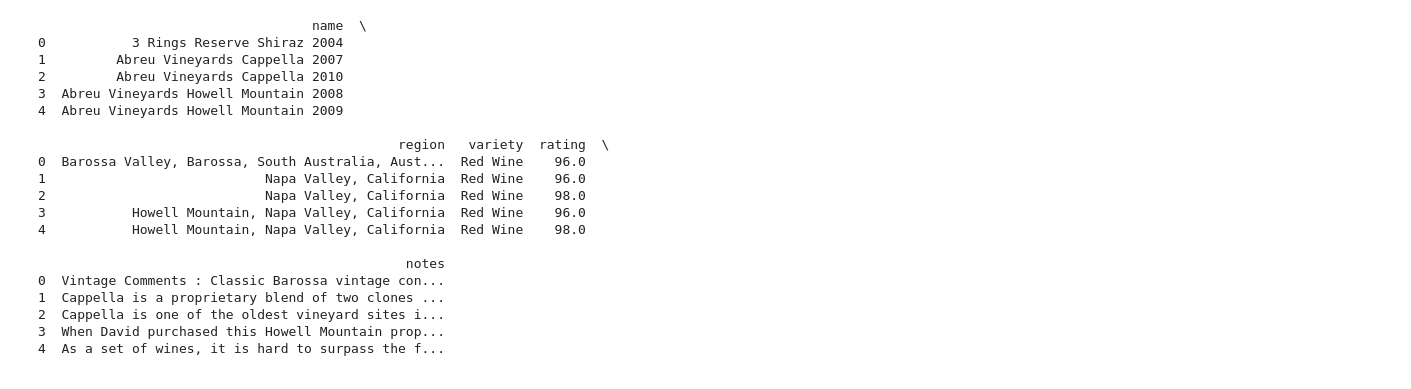
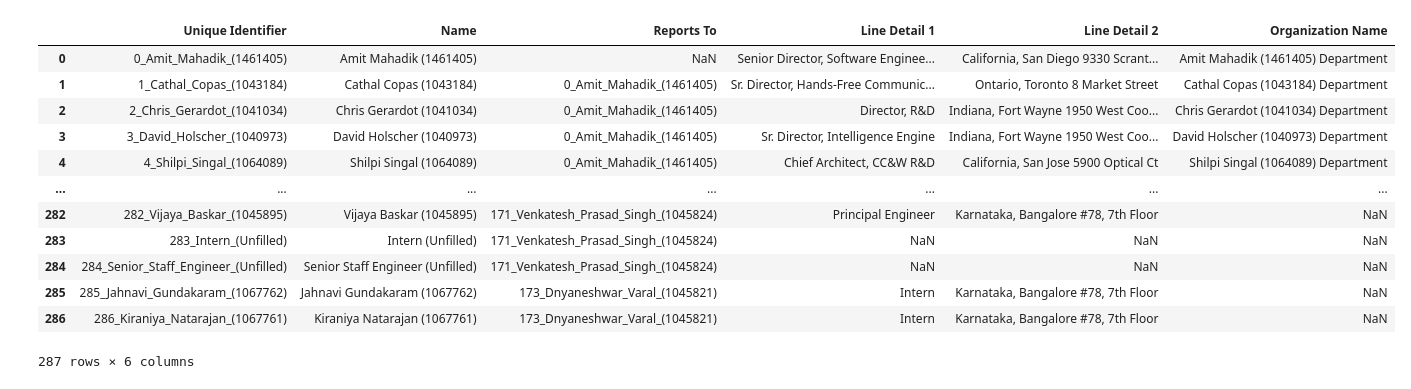
Before and after one commit to AmitAMahadik/learn-rag, a Jupyter notebook: examples/1-managing-data/example.ipynb, the cells around one changed output. Saved outputs shown, nothing was run; the diff lists cells and outputs as text; code cells hidden in the pictures.

```diff
--- a/examples/1-managing-data/example.ipynb
+++ b/examples/1-managing-data/example.ipynb
@@ -2,28 +2,23 @@
 import pandas as pd
 # %%
 df = pd.read_csv('../../top_rated_wines.csv')
-print(df.head())
+#df = pd.read_csv('../../../organization.csv')
+df.head()
+df
 # %% [output]
+|  | Unique Identifier | Name | Reports To | Line Detail 1 | Line Detail 2 | Organization Name |
+| 0 | 0_Amit_Mahadik_(1461405) | Amit Mahadik (1461405) | NaN | Senior Director, Software Enginee... | California, San Diego 9330 Scrant... | Amit Mahadik (1461405) Department |
+| 1 | 1_Cathal_Copas_(1043184) | Cathal Copas (1043184) | 0_Amit_Mahadik_(1461405) | Sr. Director, Hands-Free Communic... | Ontario, Toronto 8 Market Street | Cathal Copas (1043184) Department |
+| 2 | 2_Chris_Gerardot_(1041034) | Chris Gerardot (1041034) | 0_Amit_Mahadik_(1461405) | Director, R&D | Indiana, Fort Wayne 1950 West Coo... | Chris Gerardot (1041034) Department |
+| 3 | 3_David_Holscher_(1040973) | David Holscher (1040973) | 0_Amit_Mahadik_(1461405) | Sr. Director, Intelligence Engine | Indiana, Fort Wayne 1950 West Coo... | David Holscher (1040973) Department |
+| 4 | 4_Shilpi_Singal_(1064089) | Shilpi Singal (1064089) | 0_Amit_Mahadik_(1461405) | Chief Architect, CC&W R&D | California, San Jose 5900 Optical Ct | Shilpi Singal (1064089) Department |
+| ... | ... | ... | ... | ... | ... | ... |
+| 282 | 282_Vijaya_Baskar_(1045895) | Vijaya Baskar (1045895) | 171_Venkatesh_Prasad_Singh_(1045824) | Principal Engineer | Karnataka, Bangalore #78, 7th Floor | NaN |
+| 283 | 283_Intern_(Unfilled) | Intern (Unfilled) | 171_Venkatesh_Prasad_Singh_(1045824) | NaN | NaN | NaN |
+| 284 | 284_Senior_Staff_Engineer_(Unfilled) | Senior Staff Engineer (Unfilled) | 171_Venkatesh_Prasad_Singh_(1045824) | NaN | NaN | NaN |
+| 285 | 285_Jahnavi_Gundakaram_(1067762) | Jahnavi Gundakaram (1067762) | 173_Dnyaneshwar_Varal_(1045821) | Intern | Karnataka, Bangalore #78, 7th Floor | NaN |
+| 286 | 286_Kiraniya_Natarajan_(1067761) | Kiraniya Natarajan (1067761) | 173_Dnyaneshwar_Varal_(1045821) | Intern | Karnataka, Bangalore #78, 7th Floor | NaN |
-                                   name  \
-0           3 Rings Reserve Shiraz 2004
-1         Abreu Vineyards Cappella 2007
-2         Abreu Vineyards Cappella 2010
-3  Abreu Vineyards Howell Mountain 2008
-4  Abreu Vineyards Howell Mountain 2009
-
-                                              region   variety  rating  \
-0  Barossa Valley, Barossa, South Australia, Aust...  Red Wine    96.0
-1                            Napa Valley, California  Red Wine    96.0
-2                            Napa Valley, California  Red Wine    98.0
-3           Howell Mountain, Napa Valley, California  Red Wine    96.0
-4           Howell Mountain, Napa Valley, California  Red Wine    98.0
-
-                                               notes
-0  Vintage Comments : Classic Barossa vintage con...
-1  Cappella is a proprietary blend of two clones ...
-2  Cappella is one of the oldest vineyard sites i...
-3  When David purchased this Howell Mountain prop...
-4  As a set of wines, it is hard to surpass the f...
+287 rows × 6 columns
 # %%
 print(df.describe())
 # %% [output]
```
Also changed, not shown: parts of 2 cells of this notebook, 1 other file.
